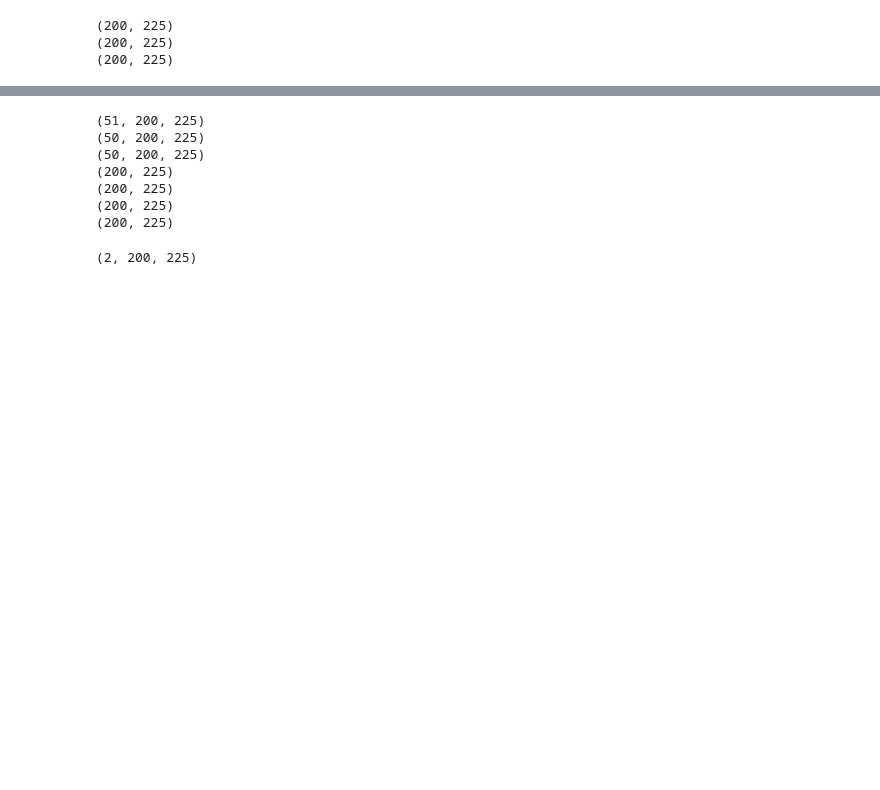
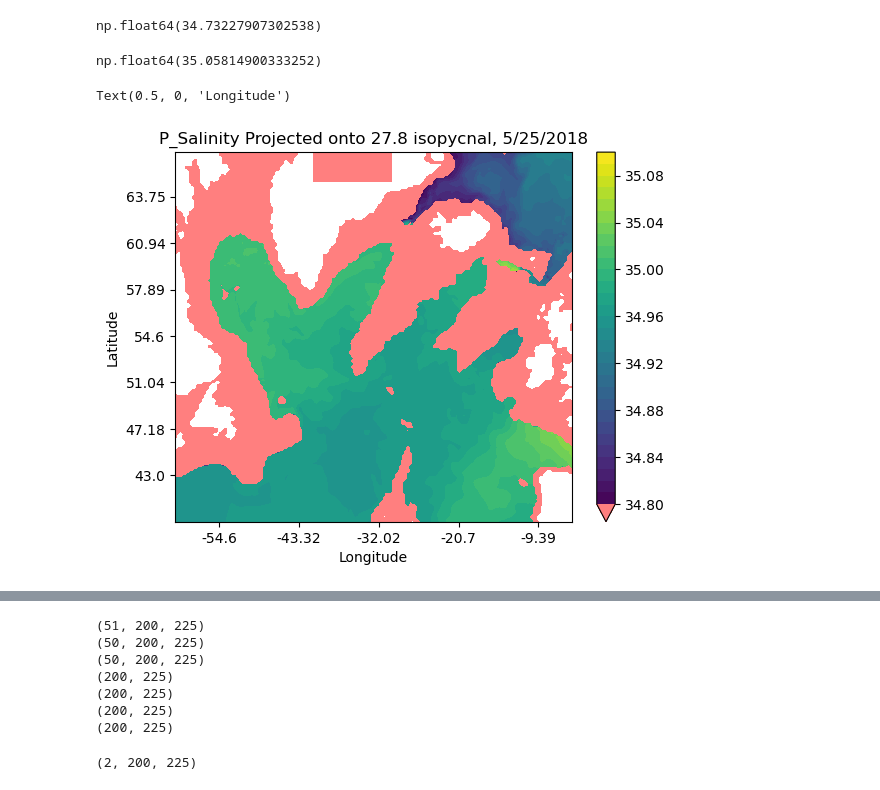
Before and after one commit to gekirkpatrick/NEMO-Analysis-Base-Scripts, a Jupyter notebook: isopycnal_proj.ipynb, the cells around one changed output, grey strips where cells are left out. Drawn from its saved outputs; the diff is of its cells as text; code cells hidden in the pictures; blank space fills up the shorter version.

```diff
--- a/isopycnal_proj.ipynb
+++ b/isopycnal_proj.ipynb
@@ -36,34 +56,34 @@ def isopycnal_interp(ds, inds, isopycnal):
     stacked_ones = np.vstack([residuals, np.ones((1, rho[0,:,:].shape[0], rho[0,:,:].shape[1]))])
     print(stacked_ones.shape)
     depths = np.stack([np.stack([ds.deptht] * rho[0,:,:].shape[0], axis=1)]*rho[0,:,:].shape[1], axis=2)
-    print(depths.shape)
+    #print(depths.shape)
 
     schange = stacked_ones[:-1,:,:] * stacked_ones[1:,:,:]
-    print(schange.shape)
+    #print(schange.shape)
 
     m_rho = np.ma.make_mask(schange < 0)
     m_rho1 = np.insert(m_rho, 0, np.zeros((rho[0,:,:].shape[0], rho[0,:,:].shape[1])).astype(bool), axis=0)[:-1,:,:]
 
     rho1 = np.nansum(np.where(m_rho, rho, np.nan), axis=0)
     rho2 = np.nansum(np.where(m_rho1, rho, np.nan), axis=0)
-    print(rho2.shape)
+    #print(rho2.shape)
 
     z1 = np.nansum(np.where(m_rho, depths, np.nan), axis=0)
     z2 = np.nansum(np.where(m_rho1, depths, np.nan), axis=0)
-    print(z2.shape)
+    #print(z2.shape)
 
     zs2interp = np.stack([z1,z2], axis=0) #monotonically increasing down
     rhos2interp = np.stack([rho1,rho2], axis=0) #monotonically increasing down
 
     interp_outz = np.zeros((rho[0,:,:].shape[0], rho[0,:,:].shape[1]))
-    print(interp_outz.shape)
+    #print(interp_outz.shape)
 
     for x in range(rho[0,:,:].shape[0]):
         for y in range(rho[0,:,:].shape[1]):
             interp_outz[x,y] = np.interp(iso, rhos2interp[:,x,y], zs2interp[:,x,y])
 
     land_mask = make_land_mask(ds_t4, inds)
-    print(land_mask.shape)
+    #print(land_mask.shape)
 
     return [m_rho, m_rho1, interp_outz, zs2interp, land_mask]
 
@@ -71,17 +91,17 @@ def isopycnal_interp(ds, inds, isopycnal):
 def isopycnal_proj(var_proj, inds, interprod):
     var = var_proj[0,:,inds[0]:inds[1], inds[2]:inds[3]]
     var1 = np.nansum(np.where(interprod[0], var, np.nan), axis=0)
-    print(var1.shape)
+    #print(var1.shape)
     var2 = np.nansum(np.where(interprod[1], var, np.nan), axis=0)
-    print(var2.shape)
+    #print(var2.shape)
 
     interp_vars = np.stack([var1,var2], axis=0)
 
     var_out = np.zeros((interprod[4].shape[0], interprod[4].shape[1]))
-    print(var_out.shape)
+    #print(var_out.shape)
 
-    for x in range(interprod[0].shape[0]):
-        for y in range(interprod[0].shape[1]):
+    for x in range(interprod[4].shape[0]):
+        for y in range(interprod[4].shape[1]):
             var_out[x,y] = np.interp(interprod[2][x,y], interprod[3][:,x,y], interp_vars[:,x,y])
 
     var_out = np.where(interprod[4], var_out, np.nan)
@@ -101,6 +115,24 @@ interprods = isopycnal_interp(ds_t4, [250,450,150,375], rho_goal)
 # %%
 projection = isopycnal_proj(ds_t4['vosaline'], [250,450,150,375], interprods)
-# %% [output]
-(200, 225)
-(200, 225)
-(200, 225)
+# %%
+np.nanmin(projection[projection != 0])
+# %% [output]
+np.float64(34.73227907302538)
+# %%
+np.nanmax(projection[projection != 0])
+# %% [output]
+np.float64(35.05814900333252)
+# %%
+cmap = mpl.cm.viridis.copy() # Make a copy to avoid changing the original
+cmap.set_under('red', alpha=.5)
+cmap.set_over('yellow', alpha=.5)
+plt.contourf(projection, np.arange(34.8, 35.1, .01),cmap=cmap, extend='min')
+plt.colorbar()
+plt.title("P_Salinity Projected onto " + str(rho_goal) + " isopycnal, 5/25/2018")
+plt.yticks(np.arange(25,200, 25), np.trunc(ds_t4.nav_lat_grid_T.values[275:450, 150][::25] * 100) / 100)
+plt.xticks(np.arange(25,225, 45), np.trunc(ds_t4.nav_lon_grid_T.values[250, 175:375][::45] * 100) / 100)
+plt.ylabel('Latitude')
+plt.xlabel('Longitude')
+# %% [output]
+Text(0.5, 0, 'Longitude')
+[figure, added]
```
Also changed, not shown: parts of 3 cells of this notebook, 1 other file.
